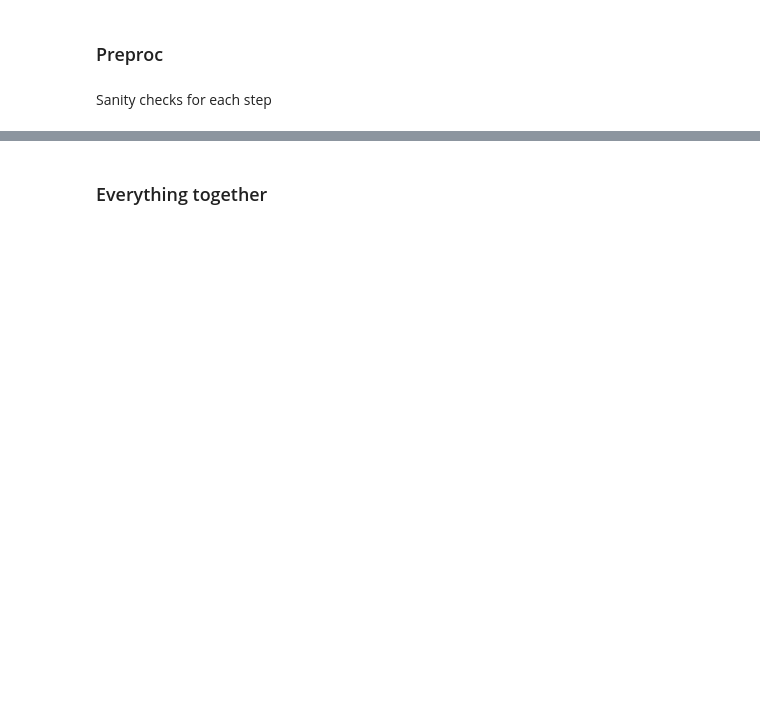
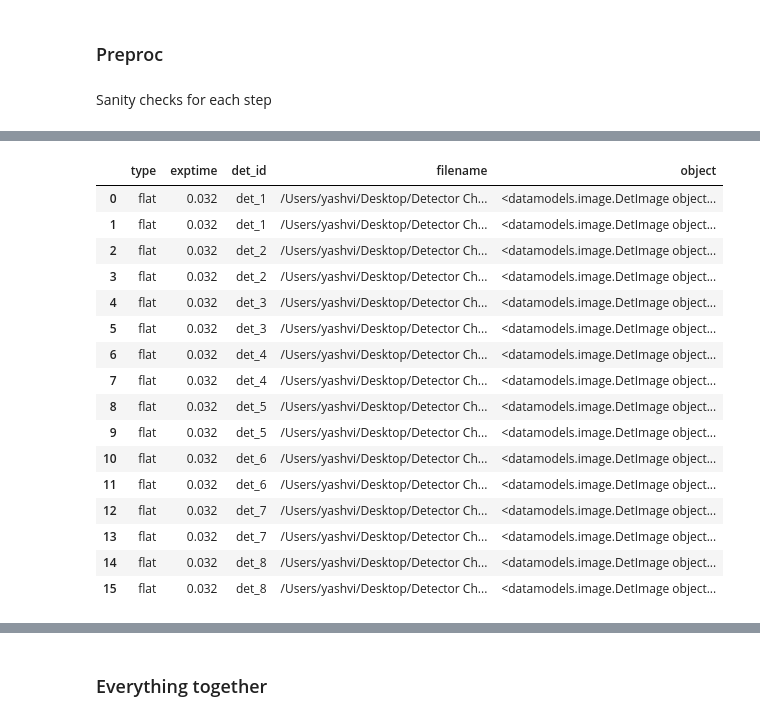
Before and after one commit to CaltechOpticalObservatories/eregion, a Jupyter notebook: playground/deimos_sci_testing.ipynb, the cells around one changed output, grey strips where cells are left out. Cells and saved outputs as stored; diff of their text form; code cells hidden in the pictures; blank space fills up the shorter version.

```diff
--- a/playground/deimos_sci_testing.ipynb
+++ b/playground/deimos_sci_testing.ipynb
@@ -55,8 +69,9 @@ def quick_plot(img):
 ## Loadig first pair at exptime 0
 creator = ImageCreator(detector_config='../eregion/configs/detectors/deimos_sci.yaml', max_batch_size=2)
 
-flpair = creator.run(input_source='/Users/yashvi/Desktop/Detector Characterization Tools/DTU_dettest/DTU_fullfp_bringup/PTC/SCI/20260718*/*SCI_1_flat_0.000*.fits',
+flpair = creator.run(input_source='/Users/yashvi/Desktop/Detector Characterization Tools/DTU_dettest/DTU_fullfp_bringup/PTC/SCI/20260718*/*_flat_0.032*.fits',
                   identifier_func=guess_image_type_from_filename_DEIMOS,
                   fileloader_func=load_image_fits_DEIMOS,
                   data_on_demand=True)
-quick_plot(flpair.data[0])
+flpair.data
+# %% [output]
@@ -62,0 +92,17 @@ quick_plot(flpair.data[0])
+|  | type | exptime | det_id | filename | object |
+| 0 | flat | 0.032 | det_1 | /Users/yashvi/Desktop/Detector Ch... | <datamodels.image.DetImage object... |
+| 1 | flat | 0.032 | det_1 | /Users/yashvi/Desktop/Detector Ch... | <datamodels.image.DetImage object... |
+| 2 | flat | 0.032 | det_2 | /Users/yashvi/Desktop/Detector Ch... | <datamodels.image.DetImage object... |
+| 3 | flat | 0.032 | det_2 | /Users/yashvi/Desktop/Detector Ch... | <datamodels.image.DetImage object... |
+| 4 | flat | 0.032 | det_3 | /Users/yashvi/Desktop/Detector Ch... | <datamodels.image.DetImage object... |
+| 5 | flat | 0.032 | det_3 | /Users/yashvi/Desktop/Detector Ch... | <datamodels.image.DetImage object... |
+| 6 | flat | 0.032 | det_4 | /Users/yashvi/Desktop/Detector Ch... | <datamodels.image.DetImage object... |
+| 7 | flat | 0.032 | det_4 | /Users/yashvi/Desktop/Detector Ch... | <datamodels.image.DetImage object... |
+| 8 | flat | 0.032 | det_5 | /Users/yashvi/Desktop/Detector Ch... | <datamodels.image.DetImage object... |
+| 9 | flat | 0.032 | det_5 | /Users/yashvi/Desktop/Detector Ch... | <datamodels.image.DetImage object... |
+| 10 | flat | 0.032 | det_6 | /Users/yashvi/Desktop/Detector Ch... | <datamodels.image.DetImage object... |
+| 11 | flat | 0.032 | det_6 | /Users/yashvi/Desktop/Detector Ch... | <datamodels.image.DetImage object... |
+| 12 | flat | 0.032 | det_7 | /Users/yashvi/Desktop/Detector Ch... | <datamodels.image.DetImage object... |
+| 13 | flat | 0.032 | det_7 | /Users/yashvi/Desktop/Detector Ch... | <datamodels.image.DetImage object... |
+| 14 | flat | 0.032 | det_8 | /Users/yashvi/Desktop/Detector Ch... | <datamodels.image.DetImage object... |
+| 15 | flat | 0.032 | det_8 | /Users/yashvi/Desktop/Detector Ch... | <datamodels.image.DetImage object... |
```
Also changed, not shown: parts of 12 cells of this notebook.
